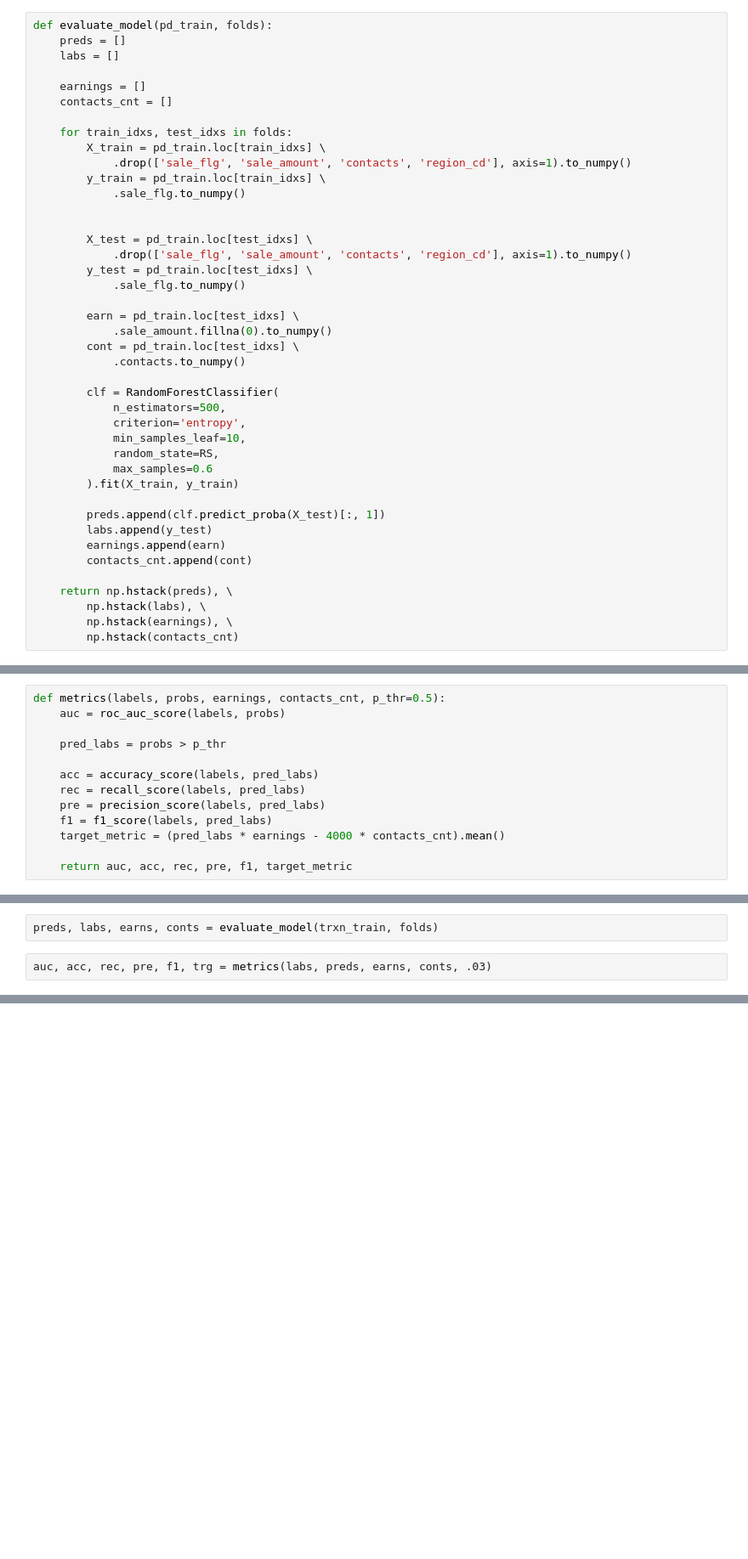
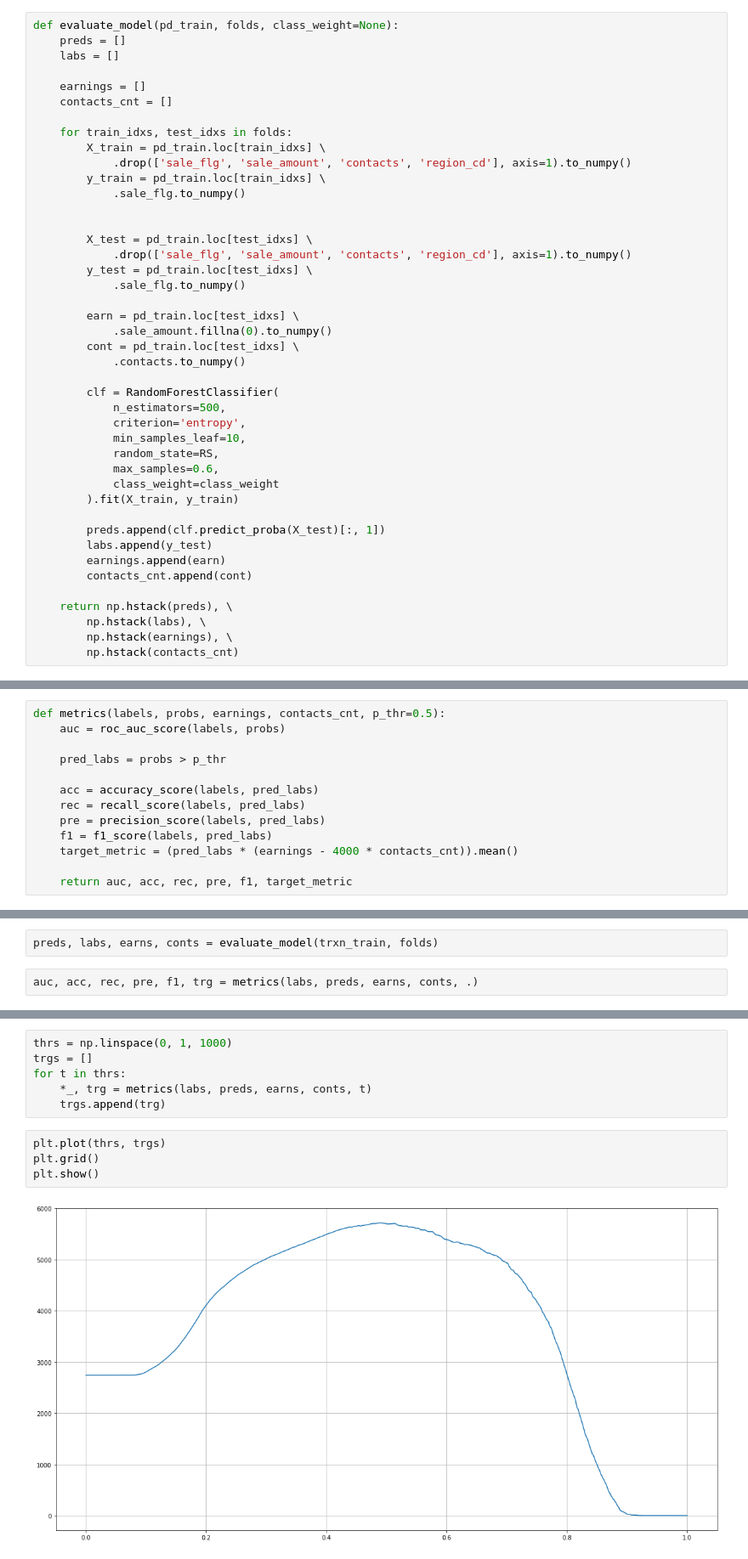
Before and after one commit to SandMV/idao-finals, a Jupyter notebook: notebooks/data-preview.ipynb, the cells around one changed output, grey strips where cells are left out. Shown: that part at 85% size. Saved outputs shown, nothing was run; the diff lists cells and outputs as text; blank space fills up the shorter version.

Commit message:
Fixed metrics

```diff
--- a/notebooks/data-preview.ipynb
+++ b/notebooks/data-preview.ipynb
@@ -256,7 +256,7 @@ earn = pd_train.sale_amount.fillna(0).to_numpy()
 cont = pd_train.contacts.to_numpy()
 X = pd_train.drop(['sale_flg', 'sale_amount', 'contacts', 'region_cd'], axis=1).to_numpy()
 # %%
-def evaluate_model(pd_train, folds):
+def evaluate_model(pd_train, folds, class_weight=None):
     preds = []
     labs = []
 
@@ -285,7 +285,8 @@ def evaluate_model(pd_train, folds):
             criterion='entropy',
             min_samples_leaf=10,
             random_state=RS,
-            max_samples=0.6
+            max_samples=0.6,
+            class_weight=class_weight
         ).fit(X_train, y_train)
 
         preds.append(clf.predict_proba(X_test)[:, 1])
@@ -309,7 +310,7 @@ def metrics(labels, probs, earnings, contacts_cnt, p_thr=0.5):
     rec = recall_score(labels, pred_labs)
     pre = precision_score(labels, pred_labs)
     f1 = f1_score(labels, pred_labs)
-    target_metric = (pred_labs * earnings - 4000 * contacts_cnt).mean()
+    target_metric = (pred_labs * (earnings - 4000 * contacts_cnt)).mean()
 
     return auc, acc, rec, pre, f1, target_metric
 # %%
@@ -333,7 +334,7 @@ trxn_train.shape
 # %%
 preds, labs, earns, conts = evaluate_model(trxn_train, folds)
 # %%
-auc, acc, rec, pre, f1, trg = metrics(labs, preds, earns, conts, .03)
+auc, acc, rec, pre, f1, trg = metrics(labs, preds, earns, conts, .)
 # %%
 print(f'auc: {auc:4.3f}, acc: {acc:4.3f}, rec: {rec:4.3f}, pre: {pre:4.3f}, f1: {f1:4.3f}')
 # %% [output]
@@ -344,0 +346,12 @@ target: 2735.744429
+# %%
+thrs = np.linspace(0, 1, 1000)
+trgs = []
+for t in thrs:
+    *_, trg = metrics(labs, preds, earns, conts, t)
+    trgs.append(trg)
+# %%
+plt.plot(thrs, trgs)
+plt.grid()
+plt.show()
+# %% [output]
+[figure, added]
```
Also changed, not shown: parts of 10 cells of this notebook, 5 other files.
